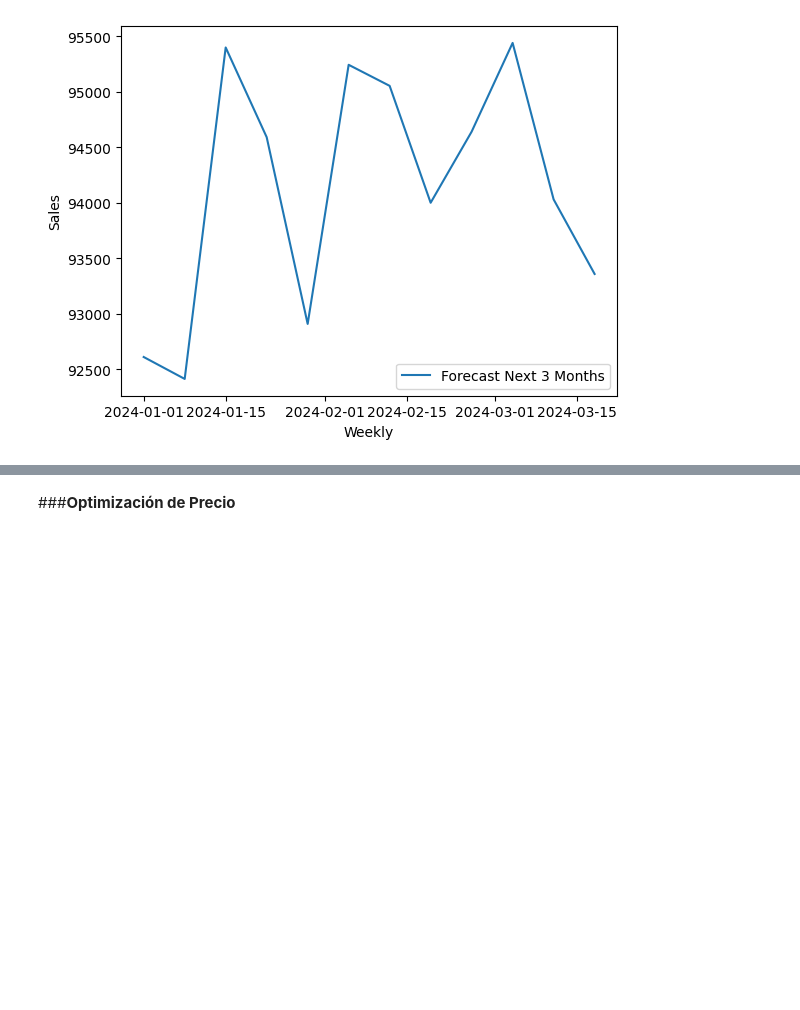
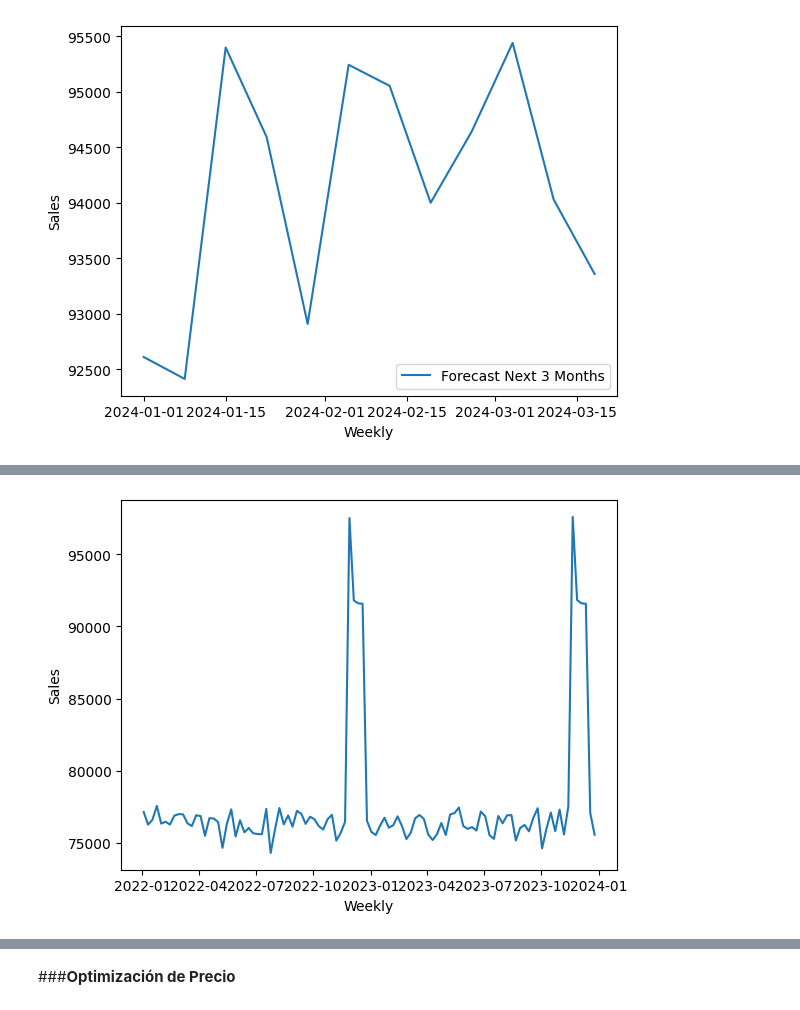
Before and after one commit to superpanditas/Quinio, a Jupyter notebook: Weekly_SKU_level_Product_Sales_Transactions.ipynb, the cells around one changed output, grey strips where cells are left out. Drawn from its saved outputs; the diff is of its cells as text; code cells hidden in the pictures; blank space fills up the shorter version.

```diff
--- a/Weekly_SKU_level_Product_Sales_Transactions.ipynb
+++ b/Weekly_SKU_level_Product_Sales_Transactions.ipynb
@@ -1113,0 +1211,28 @@ plt.show()
+# %%
+data_skus4_sum = data_skus4_sum.set_index(['Scode', 'Pcode'])
+columns_skus4 = data_skus4_sum.columns
+
+data_skus4_adj = data_skus4_sum.apply(lambda row: replace_outliers(row, columns_skus4, 0.21), axis=1)
+
+a_stats_skus4 = data_skus4_adj.apply(calculate_stats, axis=1).round(1)
+
+# Print stats
+print('-----------------------------------------------------------------------------------------')
+print('The top 3 SKUs with highest week sales:')
+print(a_stats_skus4.sort_values('max', ascending=False).head(3))
+print('-----------------------------------------------------------------------------------------')
+print('The top 3 SKUs with lowest week sales:')
+print(a_stats_skus4.sort_values('min', ascending=True).head(3))
+print('-----------------------------------------------------------------------------------------')
+print('The top 3 SKUs with highest std:')
+print(a_stats_skus4.sort_values('std', ascending=False).head(3))
+print('-----------------------------------------------------------------------------------------')
+print('The top 3 SKUs with lowest std:')
+print(a_stats_skus4.sort_values('std', ascending=True).head(3))
+print('-----------------------------------------------------------------------------------------')
+print('The top 3 SKUs with highest mean:')
+print(a_stats_skus4.sort_values('mean', ascending=False).head(3))
+print('-----------------------------------------------------------------------------------------')
+print('The top 3 SKUs with lowest mean:')
+print(a_stats_skus4.sort_values('mean', ascending=True).head(3))
+print('-----------------------------------------------------------------------------------------')
@@ -1113,0 +1257,16 @@ plt.show()
+# %%
+data_skus4_adj = data_skus4_adj.reset_index()
+data_skus4_adj_temp = data_skus4_adj.drop('Pcode', axis=1)
+
+data_skus4_melted_adj = pd.melt(data_skus4_adj_temp, id_vars='Scode', var_name='Weekly', value_name='Sales')
+
+#data_4_skus = data_skus4_melted.drop('Pcode', axis=1)
+data_4_skus_agg = data_skus4_melted_adj.groupby('Weekly').agg('sum')
+data_4_skus_agg = data_4_skus_agg.reset_index()
+#print(data_4_skus_agg)
+
+# Visualize data
+sns.lineplot(data_4_skus_agg, x='Weekly', y='Sales')
+plt.show()
+# %% [output]
+[figure, added]
```
Also changed, not shown: parts of 12 cells of this notebook.
